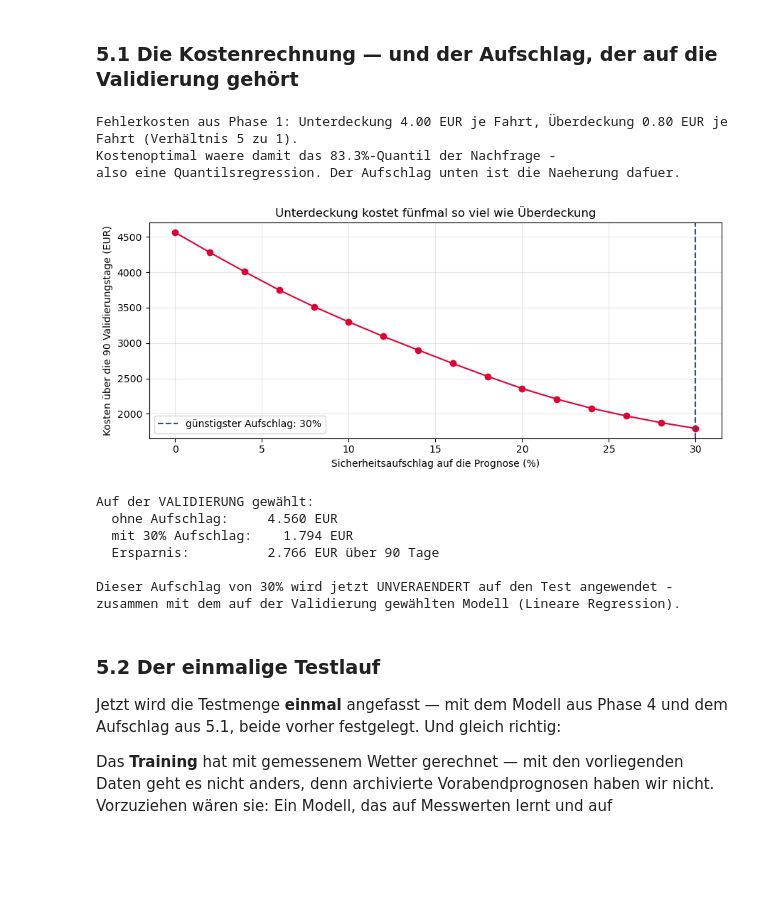
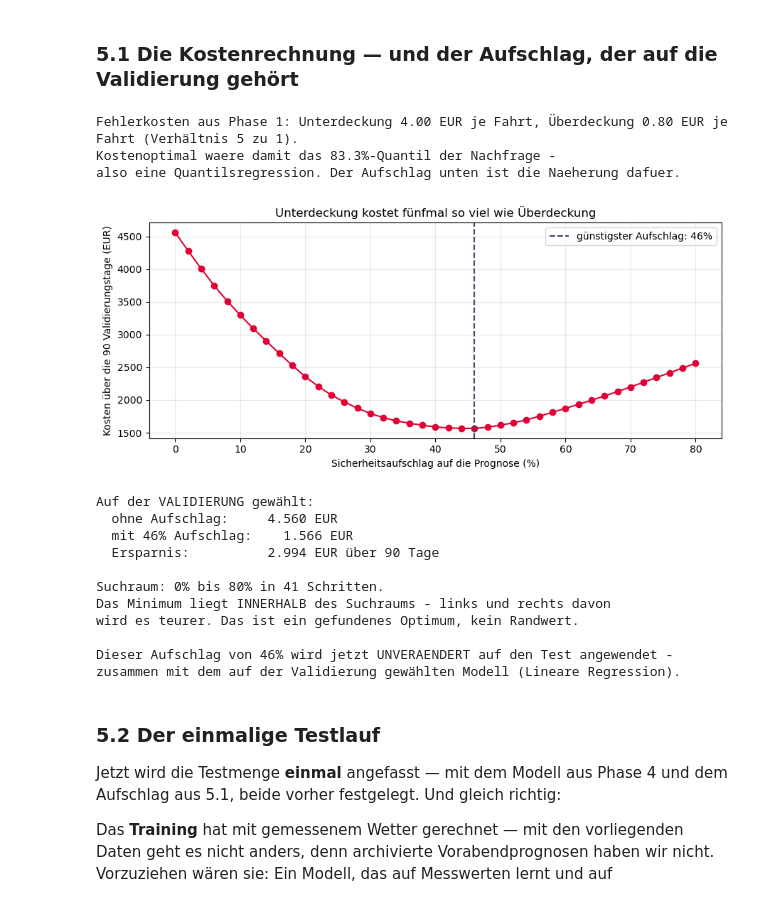
Before and after one commit to swrobuts/velocity-fallstudie, a Jupyter notebook: analytics/notebooks/04_Zeitreihe_Nachfrageprognose.ipynb, the cells around one changed output. Drawn from its saved outputs; the diff is of its cells as text; code cells hidden in the pictures; blank space fills up the shorter version.

```diff
--- a/analytics/notebooks/04_Zeitreihe_Nachfrageprognose.ipynb
+++ b/analytics/notebooks/04_Zeitreihe_Nachfrageprognose.ipynb
@@ -573,42 +573,64 @@ def kosten(y_wahr, y_prognose):
 
 # DER AUFSCHLAG WIRD AUF DER VALIDIERUNG GEWAEHLT.
 #
 # Ihn auf der Testmenge zu suchen waere derselbe Fehler wie eine
 # Modellwahl auf dem Test: Man findet den Wert, der genau dort am besten
 # passt, und berichtet ihn als Ergebnis. In einer frueheren Fassung
 # dieses Notebooks stand genau das - und der so gefundene Aufschlag ging
 # anschliessend in das Freigabekriterium ein.
+# DER SUCHRAUM MUSS DAS OPTIMUM ENTHALTEN, NICHT NUR BEGRENZEN.
+# Eine fruehere Fassung suchte bis 30 % und fand 30 % - also genau den
+# groessten geprueften Wert. Das ist kein gefundenes Optimum, sondern ein
+# Randminimum: Es sagt nur, dass es innerhalb der Grenze nicht besser ging.
+# Wer den Rand als Ergebnis berichtet, berichtet die Grenze des Suchraums.
 grund_val = kosten(y_val, prognose_val)
-aufschlaege = np.arange(0, 0.31, 0.02)
+aufschlaege = np.arange(0, 0.81, 0.02)
 kostenreihe = [kosten(y_val, prognose_val * (1 + a)) for a in aufschlaege]
-bester = aufschlaege[int(np.argmin(kostenreihe))]
+_i = int(np.argmin(kostenreihe))
+bester = aufschlaege[_i]
+AM_RAND = _i in (0, len(aufschlaege) - 1)
 
 plt.figure(figsize=(9, 4))
 plt.plot(aufschlaege * 100, kostenreihe, marker="o", color="#e00034")
 plt.axvline(bester * 100, color="#3d4b6b", ls="--",
             label=f"günstigster Aufschlag: {bester:.0%}")
 plt.xlabel("Sicherheitsaufschlag auf die Prognose (%)")
 plt.ylabel("Kosten über die 90 Validierungstage (EUR)")
 plt.title("Unterdeckung kostet fünfmal so viel wie Überdeckung"); plt.legend(); plt.grid(alpha=.3)
 plt.tight_layout(); plt.show()
 
 print(f"Auf der VALIDIERUNG gewählt:")
 print(f"  ohne Aufschlag:  {grund_val:8,.0f} EUR".replace(",", "."))
 print(f"  mit {bester:.0%} Aufschlag: {min(kostenreihe):8,.0f} EUR".replace(",", "."))
 print(f"  Ersparnis:       {grund_val - min(kostenreihe):8,.0f} EUR über 90 Tage".replace(",", "."))
+print(f"\nSuchraum: {aufschlaege[0]:.0%} bis {aufschlaege[-1]:.0%} in "
+      f"{len(aufschlaege)} Schritten.")
+if AM_RAND:
+    print("ACHTUNG: Das Minimum liegt am RAND des Suchraums. Damit ist nicht")
+    print("gezeigt, dass dieser Aufschlag optimal ist - nur, dass es innerhalb")
+    print("der Grenze nicht besser ging. Der Suchraum gehoert erweitert.")
+else:
+    print("Das Minimum liegt INNERHALB des Suchraums - links und rechts davon")
+    print("wird es teurer. Das ist ein gefundenes Optimum, kein Randwert.")
+merke("aufschlag", bester); merke("aufschlag_am_rand", int(AM_RAND))
+merke("aufschlag_max", aufschlaege[-1])
 print(f"\nDieser Aufschlag von {bester:.0%} wird jetzt UNVERAENDERT auf den Test angewendet -")
 print(f"zusammen mit dem auf der Validierung gewählten Modell ({gewaehlt_name}).")
 # %% [output]
 Fehlerkosten aus Phase 1: Unterdeckung 4.00 EUR je Fahrt, Überdeckung 0.80 EUR je Fahrt (Verhältnis 5 zu 1).
 Kostenoptimal waere damit das 83.3%-Quantil der Nachfrage -
 also eine Quantilsregression. Der Aufschlag unten ist die Naeherung dafuer.
-[figure, old version]
+[figure, new version]
 Auf der VALIDIERUNG gewählt:
   ohne Aufschlag:     4.560 EUR
-  mit 30% Aufschlag:    1.794 EUR
-  Ersparnis:          2.766 EUR über 90 Tage
+  mit 46% Aufschlag:    1.566 EUR
+  Ersparnis:          2.994 EUR über 90 Tage
 
-Dieser Aufschlag von 30% wird jetzt UNVERAENDERT auf den Test angewendet -
+Suchraum: 0% bis 80% in 41 Schritten.
+Das Minimum liegt INNERHALB des Suchraums - links und rechts davon
+wird es teurer. Das ist ein gefundenes Optimum, kein Randwert.
+
+Dieser Aufschlag von 46% wird jetzt UNVERAENDERT auf den Test angewendet -
 zusammen mit dem auf der Validierung gewählten Modell (Lineare Regression).
 # %% [markdown]
 ### 5.2 Der einmalige Testlauf
```
Also changed, not shown: parts of 1 cell of this notebook, 18 other files.
